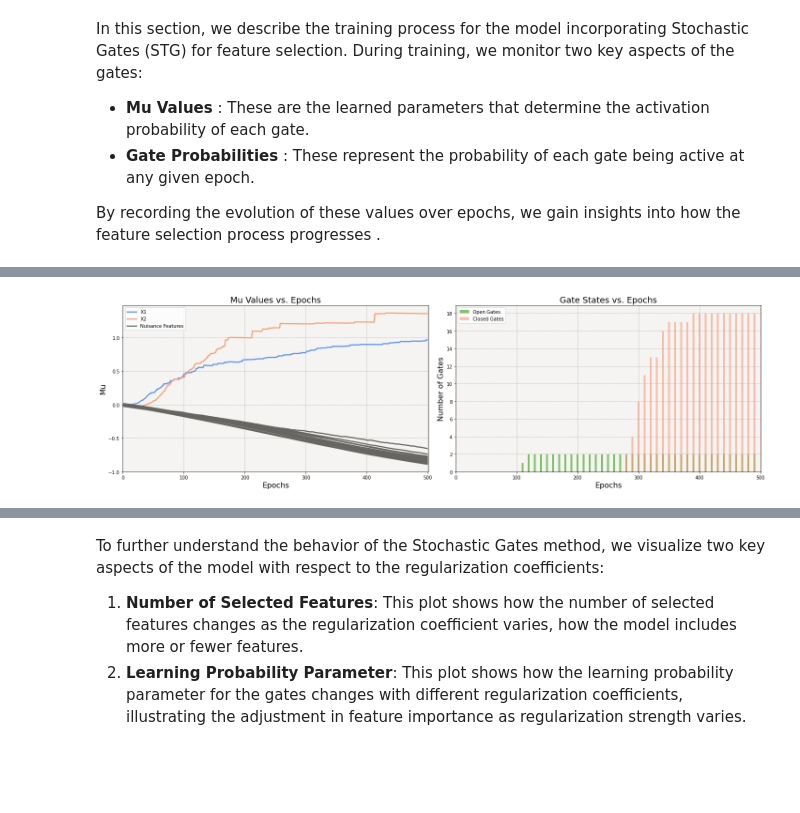
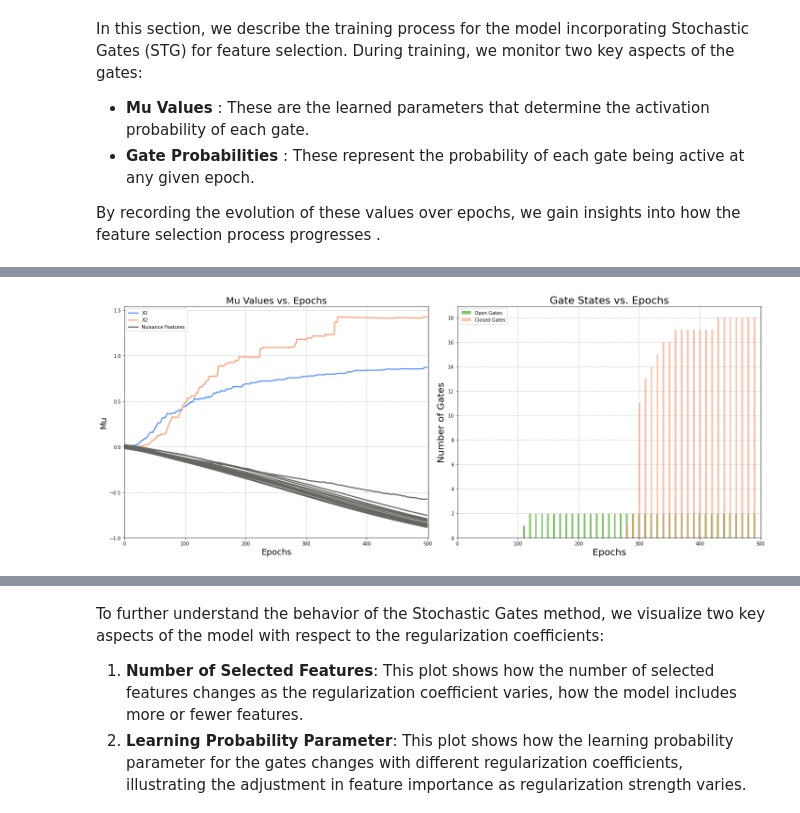
Before and after one commit to LindenbaumLab/project-featselectlib, a Jupyter notebook: notebooks/SupervisedFeatureSelection-example.ipynb, the cells around one changed output, grey strips where cells are left out. Saved outputs shown, nothing was run; the diff lists cells and outputs as text; code cells hidden in the pictures; blank space fills up the shorter version.

```diff
--- a/notebooks/SupervisedFeatureSelection-example.ipynb
+++ b/notebooks/SupervisedFeatureSelection-example.ipynb
@@ -322,28 +322,39 @@ for i, (name, (X, y)) in enumerate(datasets.items()):
     axes[i].plot(
         num_features_f_rfe,
         f_acc,
+        "--o",
         color="#47DBCD",
         label="ANOVA F-test",
-        linewidth=1.5,
+        linewidth=3,
+        markeredgewidth=2,
+        markeredgecolor="#03C3B1",
+        markersize=5,
     )
     axes[i].plot(
         num_features_f_rfe,
         rfe_acc,
+        "--o",
         color="#D6A104",
         label="RFE",
-        linewidth=1.5,
+        linewidth=3,
+        markeredgewidth=2,
+        markeredgecolor="#B47A04",
+        markersize=5,
     )
     axes[i].plot(
         select_features_lasso,
         lasso_acc,
+        "--o",
         color="#AE46FA",
         label="Lasso",
-        linewidth=1.5,
+        linewidth=3,
+        markeredgewidth=2,
+        markeredgecolor="#8906E9",
+        markersize=5,
     )
-    axes[i].set_facecolor('#F5F4F2')
-    axes[i].set_title(f"{name} Dataset",fontsize=14)
-    axes[i].set_xlabel("Number of Selected Features",fontsize=12)
-    axes[i].set_ylabel("Test Accuracy",fontsize=12)
+    axes[i].set_title(f"{name} Dataset",fontsize=16)
+    axes[i].set_xlabel("Number of Selected Features",fontsize=14)
+    axes[i].set_ylabel("Test Accuracy",fontsize=14)
     axes[i].set_ylim(0.82, 1.02)
     axes[i].set_xlim(num_features_f_rfe[0],num_features_f_rfe[-1]+3)
     axes[i].legend()
@@ -414,7 +426,7 @@ mu_array = np.array(mu_prob)
 prob_array = np.array(gates_prob)
 epochs = np.arange(mu_array.shape[0])
 
-fig, (ax1, ax2) = plt.subplots(1, 2, figsize=(20, 6), sharex=True)
+fig, (ax1, ax2) = plt.subplots(1, 2, figsize=(20, 8), sharex=True)
 
 ax1.plot(epochs, mu_array[:, 0], label="X1", color="#5992F8", linewidth=2.5)
 ax1.plot(epochs, mu_array[:, 1], label="X2", color="#F8A076", linewidth=2.5)
@@ -423,42 +435,40 @@ ax1.plot(epochs, mu_array[:, 1], label="X2", color="#F8A076", linewidth=2.5)
 for i in range(2, mu_array.shape[1]):
     if i == 2:
         ax1.plot(epochs, mu_array[:, i], color="#666561",linewidth=2.5, label="Nuisance Features")
     else:
         ax1.plot(epochs, mu_array[:, i], color="#666561", linewidth=2.5)
 
-ax1.set_title("Mu Values vs. Epochs", fontsize=18)
-ax1.set_ylabel("Mu", fontsize=16)
-ax1.set_xlabel("Epochs", fontsize=16)
+ax1.set_title("Mu Values vs. Epochs", fontsize=20)
+ax1.set_ylabel("Mu", fontsize=18)
+ax1.set_xlabel("Epochs", fontsize=18)
 ax1.grid(True, which="both", ls="--")
 ax1.set_xlim(0,epochs[-1]+3)
-ax1.set_facecolor('#F5F4F2')
 ax1.legend()
 
 step = 10
 reduced_epochs = epochs[::step]
 reduced_open_gates = np.sum(prob_array[::step] == 1, axis=1)
 reduced_closed_gates = np.sum(prob_array[::step] == 0, axis=1)
 
 open_gates = np.sum(prob_array == 1, axis=1)
 closed_gates = np.sum(prob_array == 0, axis=1)
 
 
 ax2.bar(reduced_epochs - 0.2, reduced_open_gates, width=3 ,alpha=0.6, color='#2D9E06', label='Open Gates')
 ax2.bar(reduced_epochs + 0.2, reduced_closed_gates, width=3, alpha=0.6, color='#FC9875', label='Closed Gates')
 
-ax2.set_title("Gate States vs. Epochs", fontsize=18)
-ax2.set_xlabel("Epochs", fontsize=16)
-ax2.set_ylabel("Number of Gates", fontsize=16)
+ax2.set_title("Gate States vs. Epochs", fontsize=22)
+ax2.set_xlabel("Epochs", fontsize=20)
+ax2.set_ylabel("Number of Gates", fontsize=20)
 plt.gca().yaxis.set_major_locator(ticker.MaxNLocator(integer=True))
 ax2.set_xlim(0,epochs[-1]+2)
-ax2.set_facecolor('#F5F4F2')
 ax2.grid(True, which="both", ls="--")
 ax2.legend()
 
 plt.tight_layout()
 plt.show()
 # %% [output]
-[figure, old version]
+[figure, new version]
 # %%
 min_log = np.log10(0.05)
 max_log = np.log10(0.5)
```
Also changed, not shown: parts of 11 cells of this notebook, 8 other files.
